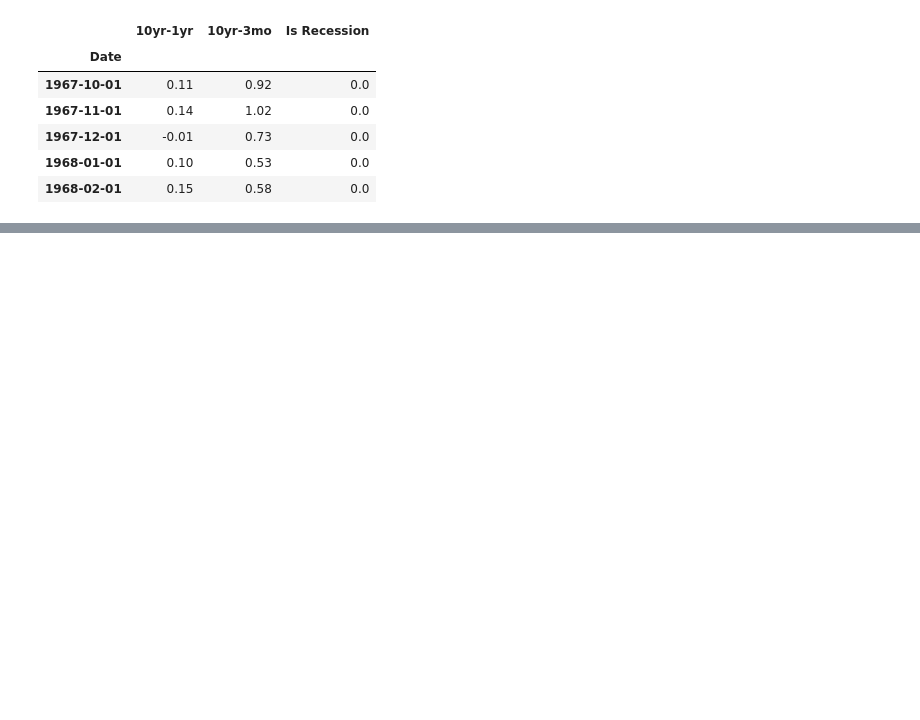
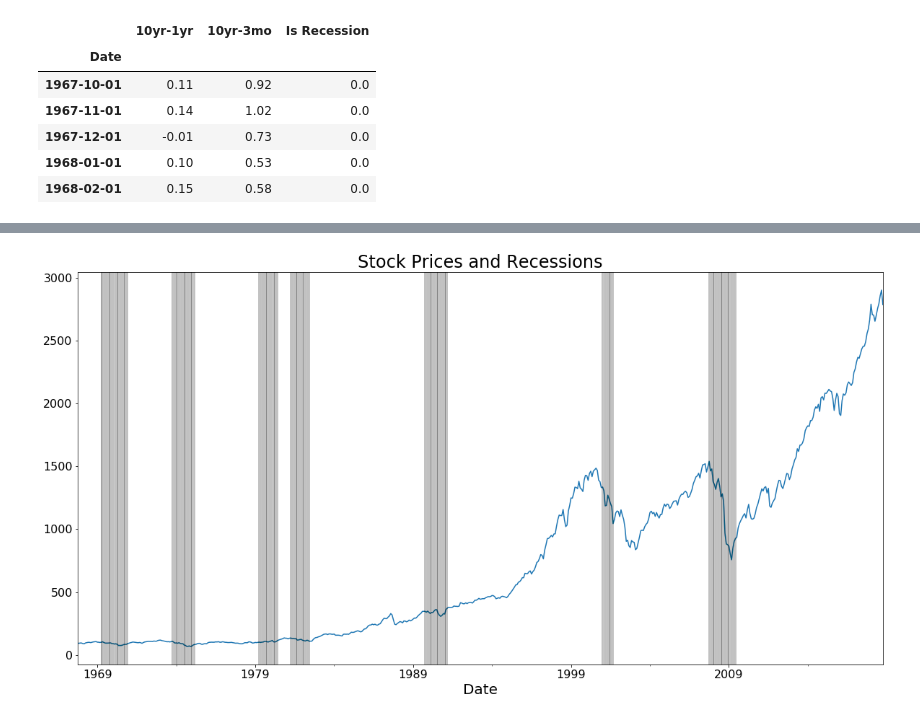
Before and after one commit to mattg12/Macro-Research, a Jupyter notebook: notebooks/Yield_Curve_Inversions.ipynb, the cells around one changed output, grey strips where cells are left out. Drawn from its saved outputs; the diff is of its cells as text; code cells hidden in the pictures; blank space fills up the shorter version.

```diff
--- a/notebooks/Yield_Curve_Inversions.ipynb
+++ b/notebooks/Yield_Curve_Inversions.ipynb
@@ -130,0 +129,10 @@ for date in recession_dates:
+# %%
+sp500['sp500 Real Value'].plot(figsize=(20,10))
+plt.title('Stock Prices and Recessions', fontsize=24)
+plt.xlabel('Date', fontsize=20)
+plt.xticks(fontsize=16)
+plt.yticks(fontsize=16)
+for date in recession_dates:
+    plt.axvline(date, color='k', alpha=0.01);
+# %% [output]
+[figure, added]
```
Also changed, not shown: parts of 28 cells of this notebook.
